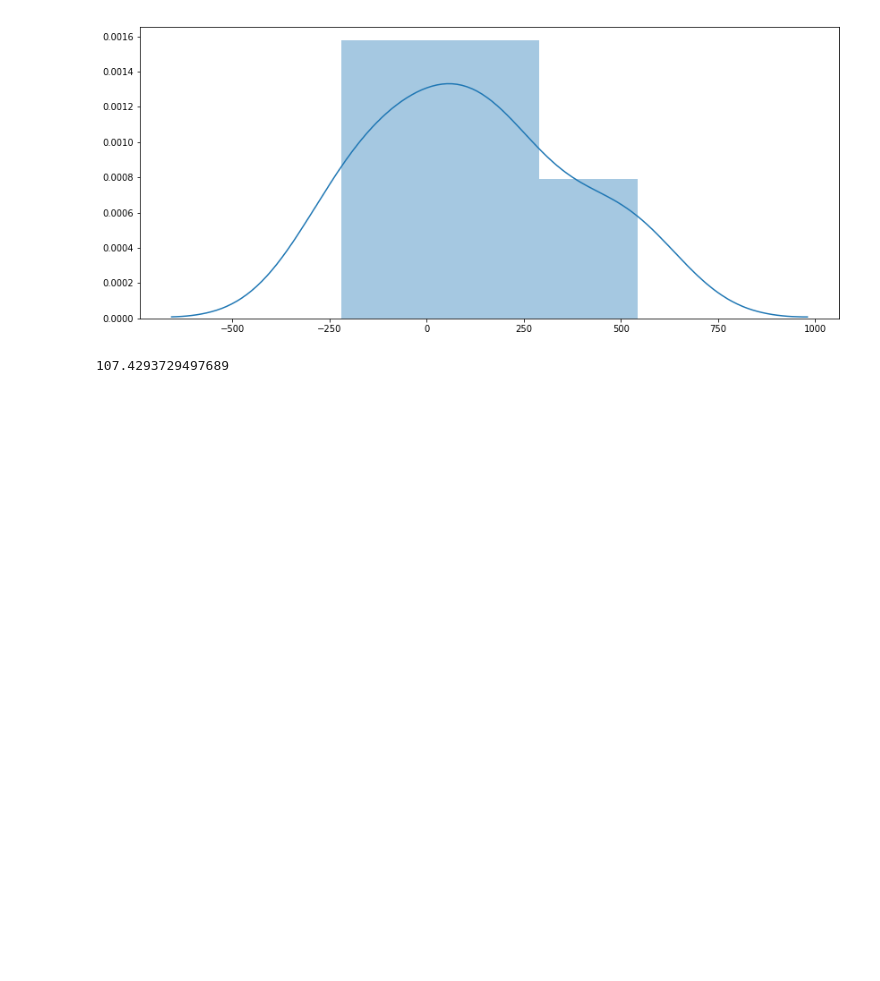
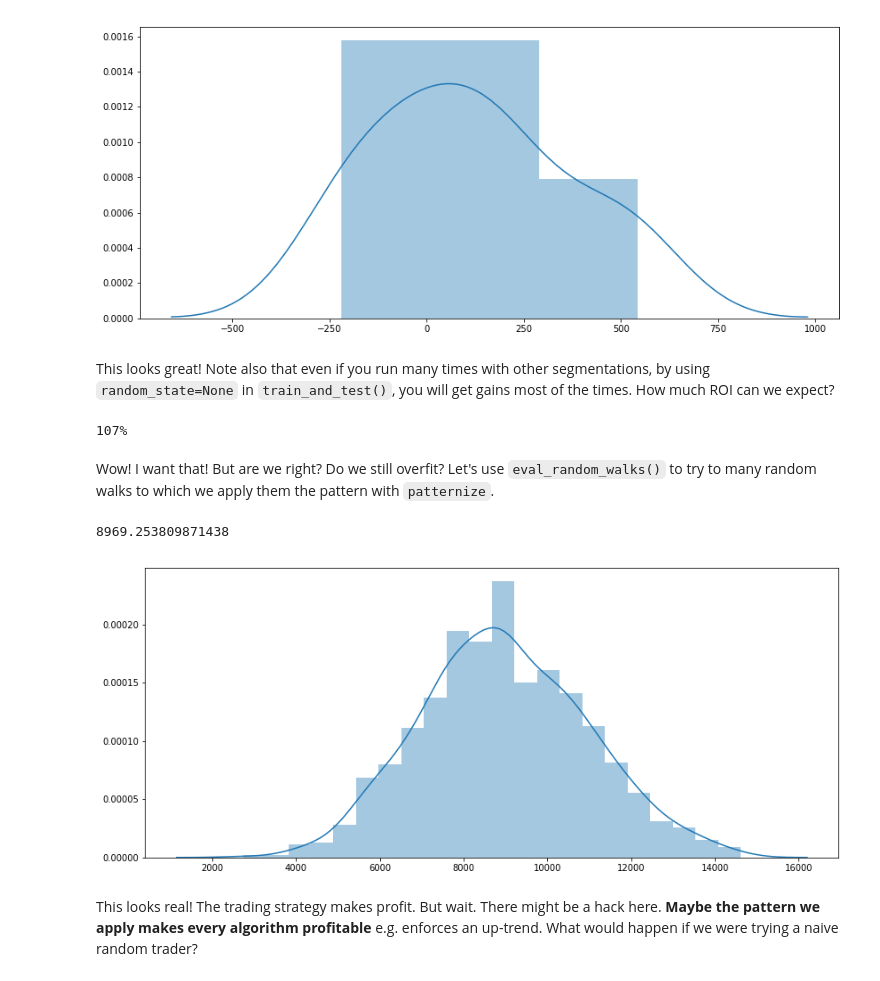
Before and after one commit to lookfwd/trading-strategies-and-methods, a Jupyter notebook: timeseries.ipynb, the cells around one changed output. Cells and saved outputs as stored; diff of their text form; code cells hidden in the pictures; blank space fills up the shorter version.

```diff
--- a/timeseries.ipynb
+++ b/timeseries.ipynb
@@ -264,8 +311,21 @@ best, np.average(profits)
 # %% [output]
 ((2, 1, 234.66832986912974), 117.06263687998862)
 [figure]
+# %% [markdown]
+This looks great! Note also that even if you run many times with other segmentations, by using `random_state=None` in `train_and_test()`, you will get gains most of the times. How much ROI can we expect?
 # %%
 a , b = sim_strategy(prices_with_pattern, 2, 1)
-(100 * a) / b
+print("{:}%".format(int((100 * a) / b)))
 # %% [output]
-107.4293729497689
+107%
+# %% [markdown]
+Wow! I want that! But are we right? Do we still overfit? Let's use `eval_random_walks()` to try to many random walks to which we apply them the pattern with `patternize`.
+# %%
+slow, fast, p0 = best
+eval_random_walks(lambda prices: sim_strategy(prices, slow, fast),
+                  patternize)
+# %% [output]
+8969.253809871438
+[figure, added]
+# %% [markdown]
+This looks real! The trading strategy makes profit. But wait. There might be a hack here. **Maybe the pattern we apply makes every algorithm profitable** e.g. enforces an up-trend. What would happen if we were trying a naive random trader?
```
Also changed, not shown: parts of 34 cells of this notebook.
